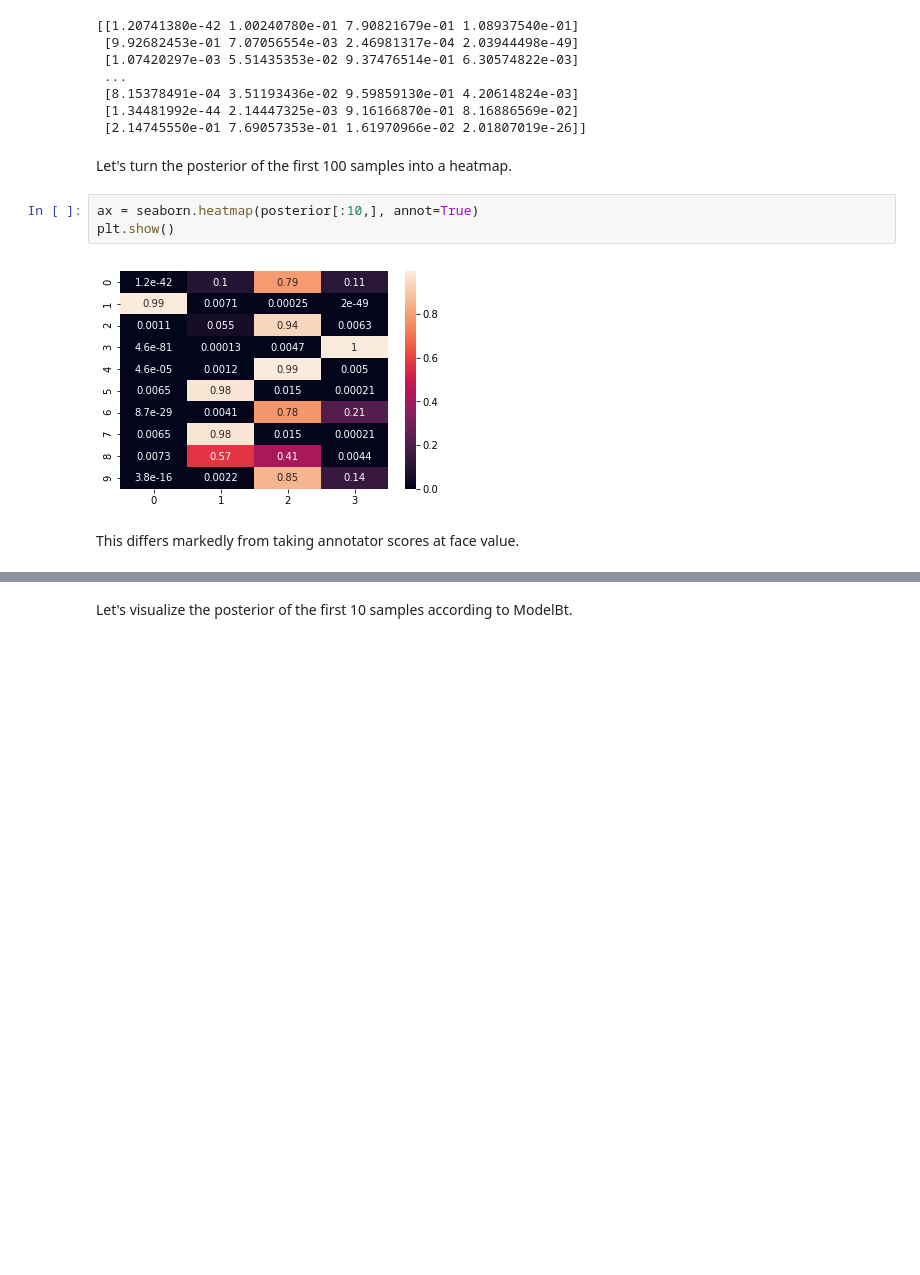
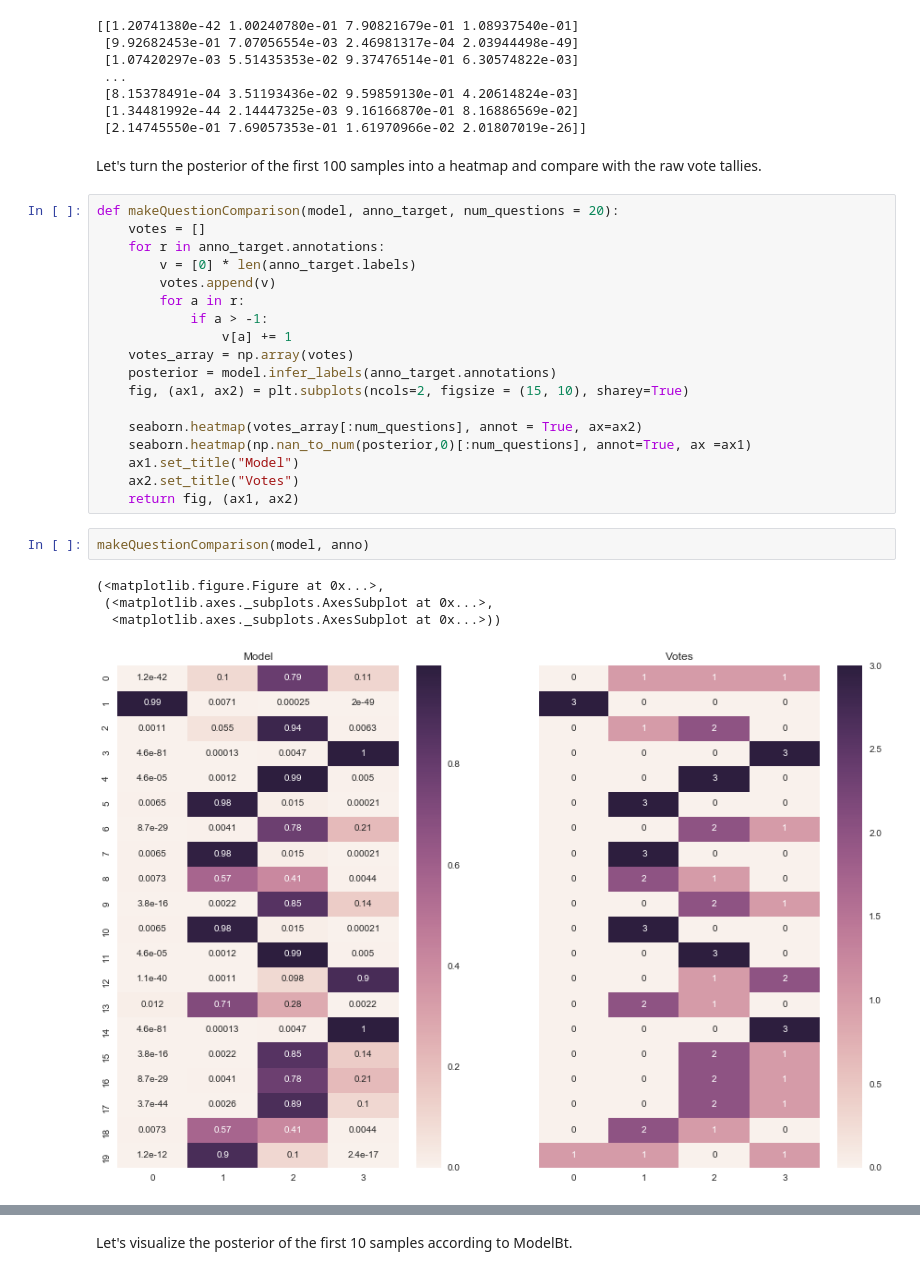
Before and after one commit to 1yangdongchen/Upcoming, a Jupyter notebook: 5-Reliability/5-Reliability.ipynb, the cells around one changed output, grey strips where cells are left out. Saved outputs shown, nothing was run; the diff lists cells and outputs as text; blank space fills up the shorter version.

```diff
--- a/5-Reliability/5-Reliability.ipynb
+++ b/5-Reliability/5-Reliability.ipynb
@@ -297,11 +296,29 @@ print(posterior)
  [1.34481992e-44 2.14447325e-03 9.16166870e-01 8.16886569e-02]
  [2.14745550e-01 7.69057353e-01 1.61970966e-02 2.01807019e-26]]
 # %% [markdown]
-Let's turn the posterior of the first 100 samples into a heatmap.
+Let's turn the posterior of the first 100 samples into a heatmap and compare with the raw vote tallies.
-# %%
-ax = seaborn.heatmap(posterior[:10,], annot=True)
-plt.show()
-# %% [output]
-[figure, removed]
-# %% [markdown]
-This differs markedly from taking annotator scores at face value.
+# %%
+def makeQuestionComparison(model, anno_target, num_questions = 20):
+    votes = []
+    for r in anno_target.annotations:
+        v = [0] * len(anno_target.labels)
+        votes.append(v)
+        for a in r:
+            if a > -1:
+                v[a] += 1
+    votes_array = np.array(votes)
+    posterior = model.infer_labels(anno_target.annotations)
+    fig, (ax1, ax2) = plt.subplots(ncols=2, figsize = (15, 10), sharey=True)
+
+    seaborn.heatmap(votes_array[:num_questions], annot = True, ax=ax2)
+    seaborn.heatmap(np.nan_to_num(posterior,0)[:num_questions], annot=True, ax =ax1)
+    ax1.set_title("Model")
+    ax2.set_title("Votes")
+    return fig, (ax1, ax2)
+# %%
+makeQuestionComparison(model, anno)
+# %% [output]
+(<matplotlib.figure.Figure at 0x...>,
+ (<matplotlib.axes._subplots.AxesSubplot at 0x...>,
+  <matplotlib.axes._subplots.AxesSubplot at 0x...>))
+[figure, added]
```
Also changed, not shown: parts of 43 cells of this notebook, 1 other file.
